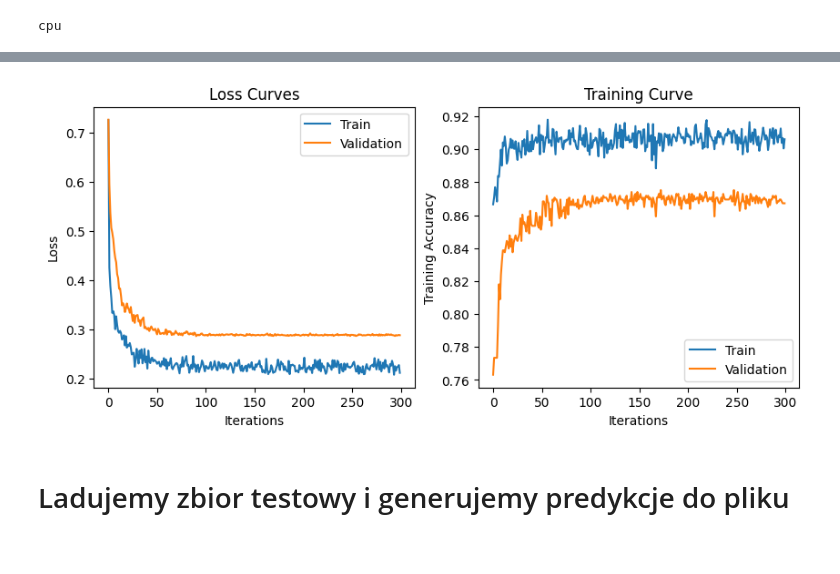
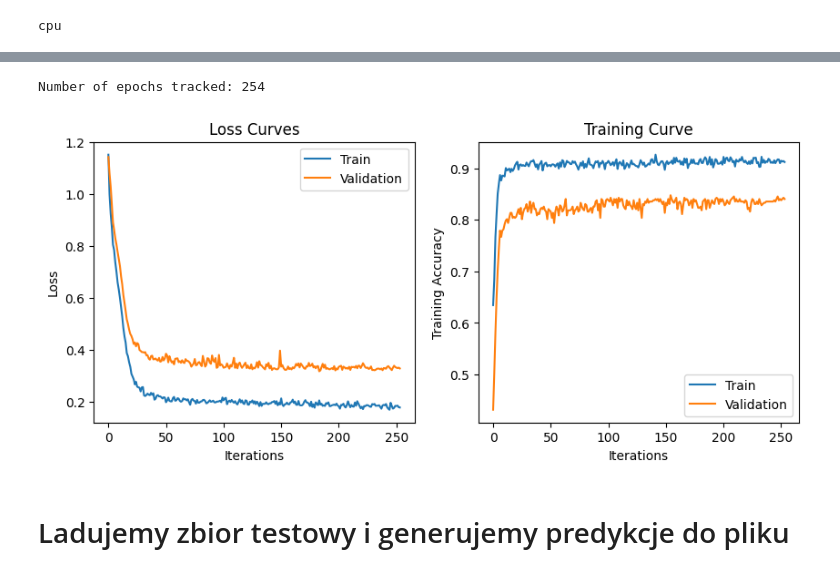
Before and after one commit to Kubasz091/Proj_2_ssne, a Jupyter notebook: solution.ipynb, the cells around one changed output, grey strips where cells are left out. Cells and saved outputs as stored; diff of their text form; code cells hidden in the pictures.

```diff
--- a/solution.ipynb
+++ b/solution.ipynb
@@ -312,7 +312,11 @@ print(data_weights.mean())
 # val_data_cat = data_cat.iloc[val_indices]
 # val_target = target.iloc[val_indices]
 # %%
-train_indices = np.random.rand(len(data))>0.2
+train_indices = np.random.rand(len(data))>0.1
+
+data_num = pd.concat([data_num, data_cat[['TimeToBusStop', 'TimeToSubway', 'HeatingType', 'AptManageType']]], axis=1)
+data_cat = data_cat.copy()
+data_cat.drop(columns=['TimeToBusStop', 'TimeToSubway', 'HeatingType', 'AptManageType'], inplace=True)
 
 train_data_num = data_num[train_indices]
 train_data_cat = data_cat[train_indices]
@@ -351,10 +355,11 @@ train_sampler = torch.utils.data.WeightedRandomSampler(
 class FlatClassifier(nn.Module):
     def __init__(self,size_1,size_2, activation, dropout):
         super(FlatClassifier, self).__init__()
-        self.emb_layer = nn.Linear(train_data_cat.shape[1], train_data_cat.shape[1])
-        self.bn_emb = nn.BatchNorm1d(train_data_cat.shape[1])
-        self.act_emb = nn.Tanh()
-        self.d_emb = nn.Dropout(dropout)
+        self.emb_layer = nn.Sequential(
+            nn.Linear(train_data_cat.shape[1], train_data_cat.shape[1]*2),
+            nn.ReLU(),
+            nn.Linear(train_data_cat.shape[1]*2, train_data_cat.shape[1])
+        )
         self.layer1 = nn.Linear(train_data_num.shape[1] + train_data_cat.shape[1], size_1)
         self.bn1 = nn.BatchNorm1d(size_1)
         self.act_1 = activation()
@@ -363,14 +368,14 @@ class FlatClassifier(nn.Module):
         self.bn2 = nn.BatchNorm1d(size_2)
         self.act_2 = activation()
         self.d2 = nn.Dropout(dropout)
-        self.layer3 = nn.Linear(size_2, 3)
+        self.layer3 = nn.Linear(size_2, size_2//2)
+        self.bn3 = nn.BatchNorm1d(size_2//2)
+        self.act_3 = activation()
+        self.output = nn.Linear(size_2//2, 3)
 
     def forward(self, x, cat_x):
-        cat_x = self.emb_layer(cat_x)
-        cat_x = self.bn_emb(cat_x)
-        cat_x = self.act_emb(cat_x)
-        cat_x = self.d_emb(cat_x)
-        x = torch.cat([x,cat_x],dim=1)
+        cat_x_embedded = self.emb_layer(cat_x)
+        x = torch.cat([x,cat_x_embedded],dim=1)
         x = self.layer1(x)
         x = self.bn1(x)
         x = self.act_1(x)
@@ -379,7 +384,10 @@ class FlatClassifier(nn.Module):
         x = self.bn2(x)
         x = self.act_2(x)
         x = self.d2(x)
-        output = self.layer3(x)
+        x = self.layer3(x)
+        x = self.bn3(x)
+        x = self.act_3(x)
+        output = self.output(x)
         return output
 # %%
 def get_accuracy(model, data_loader):
@@ -503,23 +564,27 @@ Epoch 76 train_loss 0.181 val_loss 0.277 train_acc: 0.908 test_acc: 0.871
 # %%
+max_len = min(len(iters), len(losses), len(val_losses), len(train_acc), len(val_acc))
+print(f"Number of epochs tracked: {max_len}")
+
 plt.figure(figsize=(10,4))
 plt.subplot(1,2,1)
 plt.title("Loss Curves")
-plt.plot(iters, losses, label="Train")
-plt.plot(iters, val_losses, label="Validation")
+plt.plot(iters[:max_len], losses[:max_len], label="Train")
+plt.plot(iters[:max_len], val_losses[:max_len], label="Validation")
 plt.xlabel("Iterations")
 plt.ylabel("Loss")
 plt.legend(loc='best')
 
 plt.subplot(1,2,2)
 plt.title("Training Curve")
-plt.plot(iters, train_acc, label="Train")
-plt.plot(iters, val_acc, label="Validation")
+plt.plot(iters[:max_len], train_acc[:max_len], label="Train")
+plt.plot(iters[:max_len], val_acc[:max_len], label="Validation")
 plt.xlabel("Iterations")
 plt.ylabel("Training Accuracy")
 plt.legend(loc='best')
 plt.show()
 # %% [output]
+Number of epochs tracked: 254
-[figure, old version]
+[figure, new version]
 # %% [markdown]
 # Ladujemy zbior testowy i generujemy predykcje do pliku
 # %%
```
Also changed, not shown: parts of 5 cells of this notebook.
